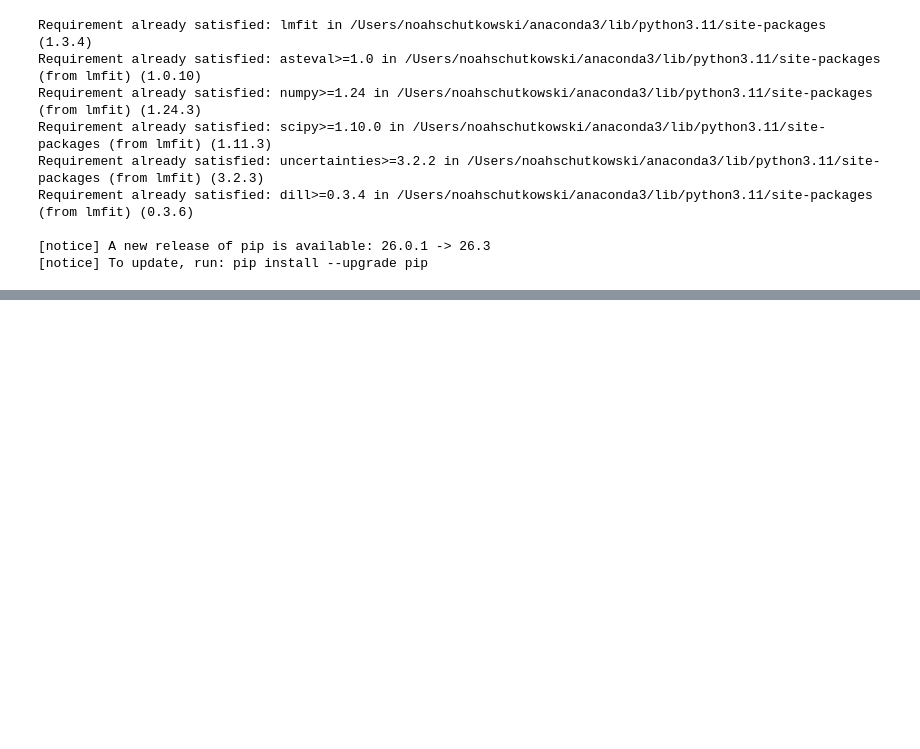
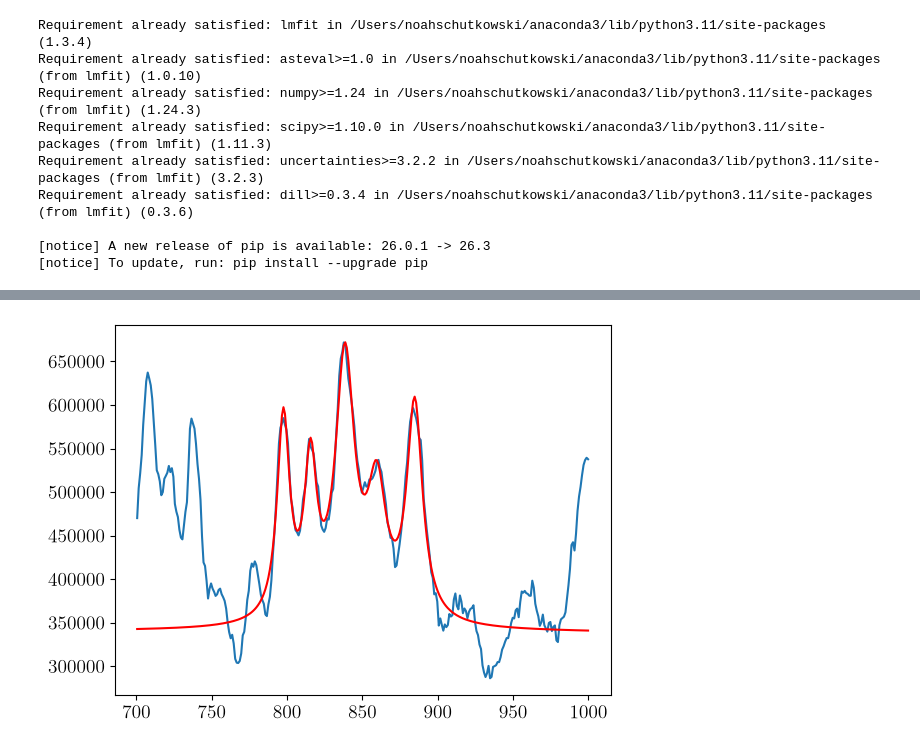
Before and after one commit to Omega3komma3/Zeeman-effect, a Jupyter notebook: Main_Green.ipynb, the cells around one changed output, grey strips where cells are left out. Saved outputs shown, nothing was run; the diff lists cells and outputs as text; code cells hidden in the pictures; blank space fills up the shorter version.

```diff
--- a/Main_Green.ipynb
+++ b/Main_Green.ipynb
@@ -1443,36 +1444,39 @@ fits = LM_Lorentzian(resultlor.params,x)
 fit = np.zeros(len(green_pol90_line))
 
 view = bounds
-#view = [0,len(lineOut)]
-#plt.plot(x[view[0]:view[1]],green_pol90_line[view[0]:view[1]])
-#for y_fit in fits:
-#    fit += y_fit
-#plt.plot(x[view[0]:view[1]],fit[view[0]:view[1]],color='red')
-#plt.show()
+view = [0,len(lineOut)]
+view =[700,1000]
+plt.plot(x[view[0]:view[1]],green_pol90_line[view[0]:view[1]])
+for y_fit in fits:
+    fit += y_fit
+plt.plot(x[view[0]:view[1]],fit[view[0]:view[1]],color='red')
+plt.show()
 
 x1_fits.append(resultlor.params["x01"].value)
 x1_fits_dev.append(min(20,resultlor.params["x01"].stderr))
 
 x2_fits.append(resultlor.params["x02"].value)
 x2_fits_dev.append(min(20,resultlor.params["x02"].stderr))
 
 x3_fits.append(resultlor.params["x03"].value)
 x3_fits_dev.append(min(20,resultlor.params["x03"].stderr))
 
 x4_fits.append(resultlor.params["x04"].value)
 x4_fits_dev.append(min(20,resultlor.params["x04"].stderr))
 
 x5_fits.append(resultlor.params["x05"].value)
 x5_fits_dev.append(min(20,resultlor.params["x05"].stderr))
 
 x6_fits.append(resultlor.params["x06"].value)
 x6_fits_dev.append(min(20,resultlor.params["x06"].stderr))
 
 x7_fits.append(resultlor.params["x07"].value)
 x7_fits_dev.append(min(20,resultlor.params["x07"].stderr))
 
 x8_fits.append(resultlor.params["x08"].value)
 x8_fits_dev.append(min(20,resultlor.params["x08"].stderr))
 
 x9_fits.append(resultlor.params["x09"].value)
 x9_fits_dev.append(min(20,resultlor.params["x09"].stderr))
+# %% [output]
+[figure, added]
```
Also changed, not shown: parts of 10 cells of this notebook, 5 other files.
